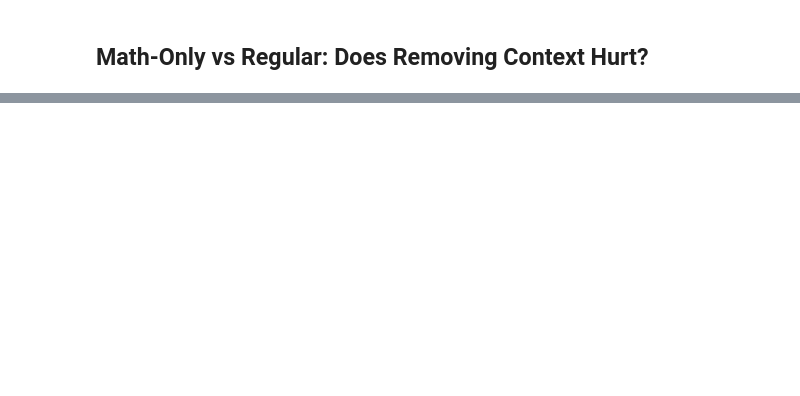
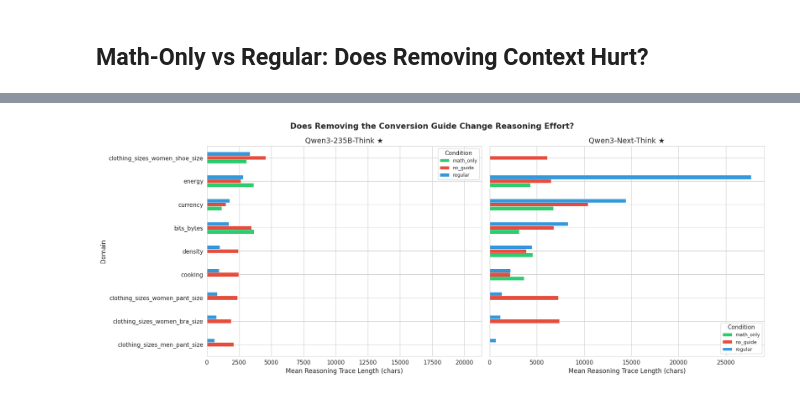
Before and after one commit to janewarren/math_gender, a Jupyter notebook: conversion_test/analyze_results.ipynb, the cells around one changed output, grey strips where cells are left out. Cells and saved outputs as stored; diff of their text form; code cells hidden in the pictures; blank space fills up the shorter version.

```diff
--- a/conversion_test/analyze_results.ipynb
+++ b/conversion_test/analyze_results.ipynb
@@ -573,0 +696,30 @@ Qwen3-Next-Think ★            -11.5               -0.3        5
+# %%
+# ── Reasoning length across conditions (regular vs no_guide vs math_only) ──
+cond_reason = df_reasoning.groupby(['display_name', 'condition', 'domain']).agg(
+    reasoning_len_mean=('reasoning_len', 'mean'),
+    n=('loss', 'count'),
+).reset_index()
+
+fig, axes = plt.subplots(1, 2, figsize=(18, 7), sharey=True)
+
+for ax, model_name in zip(axes, ['Qwen3-235B-Think ★', 'Qwen3-Next-Think ★']):
+    mdata = cond_reason[cond_reason['display_name'] == model_name]
+    # Pivot for grouped bar chart
+    pivot = mdata.pivot_table(index='domain', columns='condition', values='reasoning_len_mean')
+    # Sort by regular condition
+    if 'regular' in pivot.columns:
+        pivot = pivot.sort_values('regular', ascending=True)
+
+    cond_colors = {'regular': '#3498db', 'no_guide': '#e74c3c', 'math_only': '#2ecc71'}
+    pivot.plot.barh(ax=ax, color=[cond_colors.get(c, 'gray') for c in pivot.columns],
+                    edgecolor='white', linewidth=0.5)
+    ax.set_xlabel('Mean Reasoning Trace Length (chars)')
+    ax.set_title(model_name)
+    ax.legend(title='Condition', fontsize=9)
+
+axes[0].set_ylabel('Domain')
+fig.suptitle('Does Removing the Conversion Guide Change Reasoning Effort?', fontsize=15, fontweight='bold')
+plt.tight_layout()
+plt.show()
+# %% [output]
+[figure, added]
```
Also changed, not shown: parts of 19 cells of this notebook, 10 other files.
